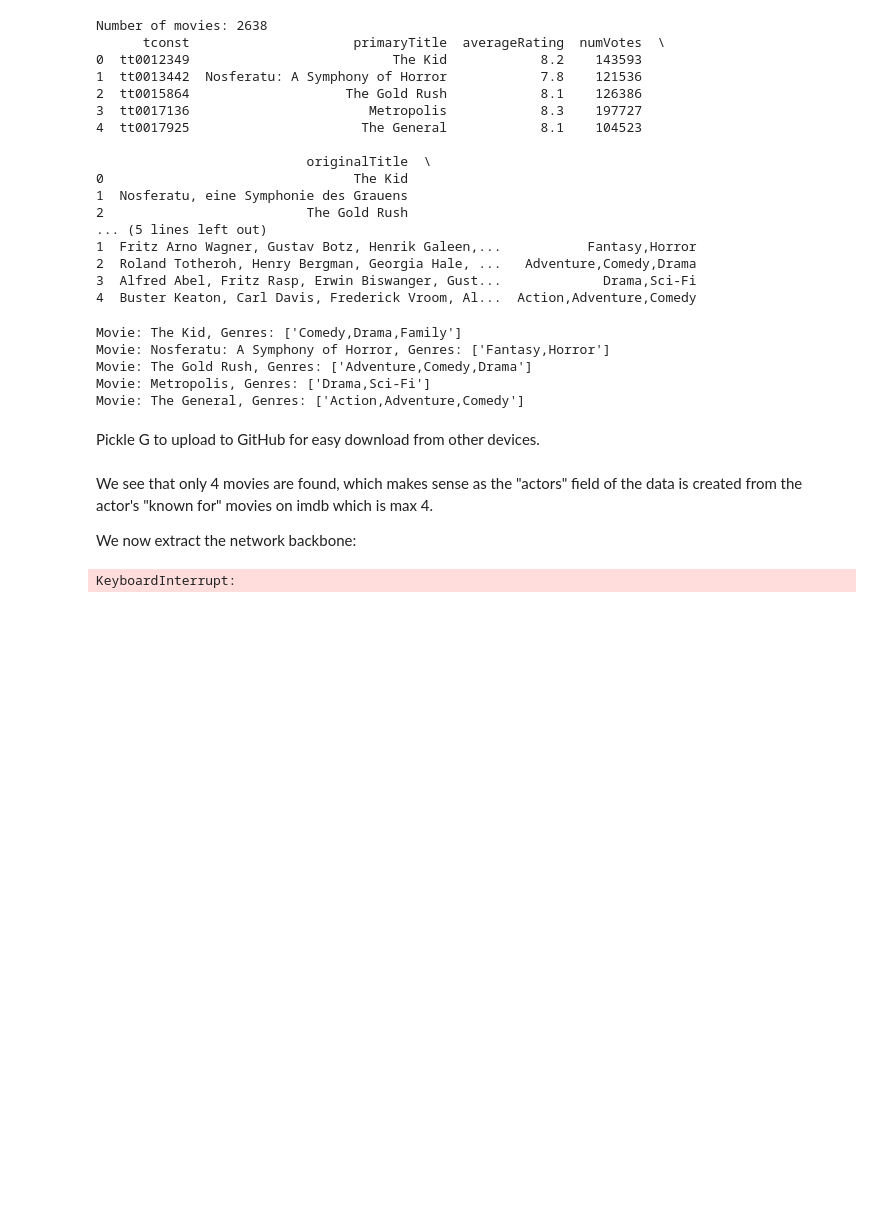
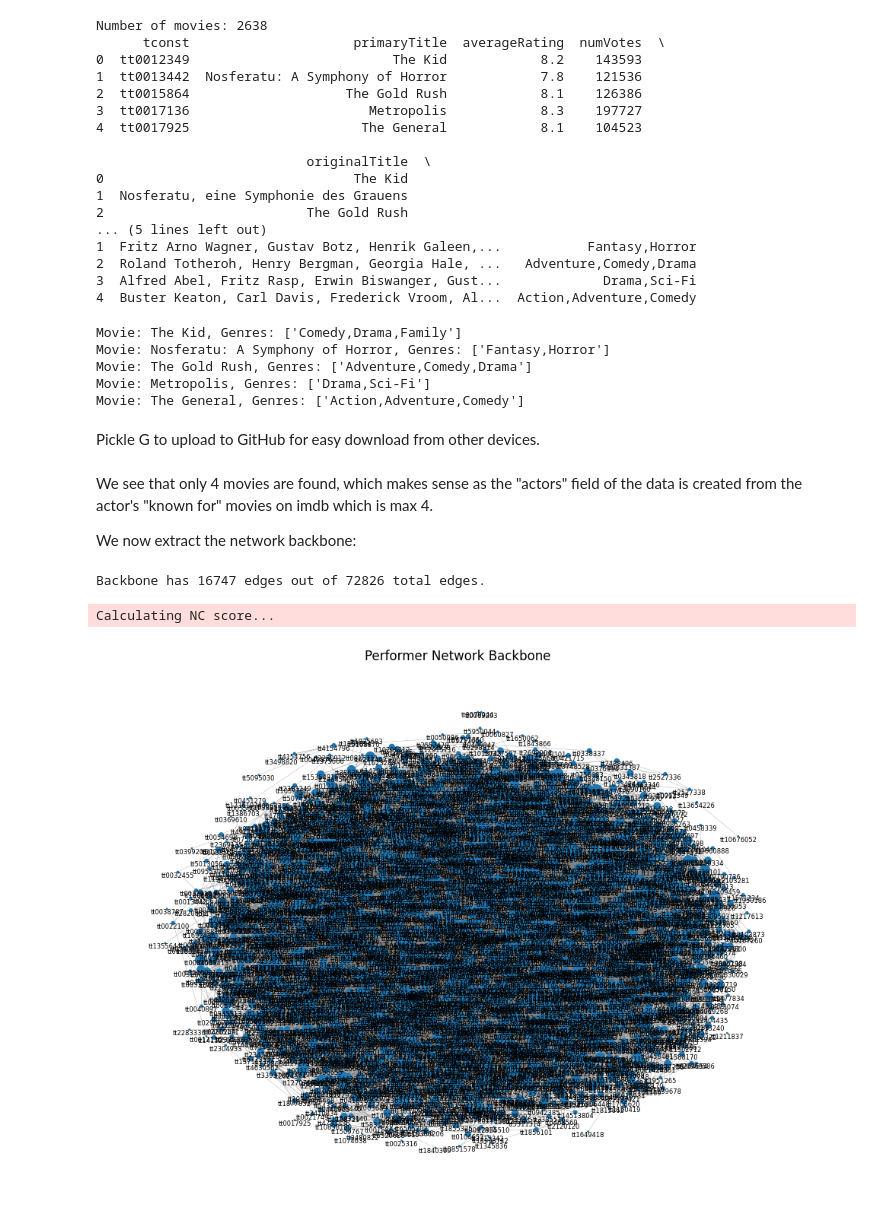
Before and after one commit to SorenLKuhl/imdb_network, a Jupyter notebook: notebook.ipynb, the cells around one changed output. Cells and saved outputs as stored; diff of their text form; code cells hidden in the pictures; blank space fills up the shorter version.

```diff
--- a/notebook.ipynb
+++ b/notebook.ipynb
@@ -165,5 +165,41 @@ We see that only 4 movies are found, which makes sense as the "actors" field of
 We now extract the network backbone:
 # %%
 # We use the weight attribute (number of shared actors) to extract the backbone of the network
+# Convert graph to pd dataframe
+edge_data = nx.to_pandas_edgelist(G, source='src', target='trg')
+# Store in file
+edge_data.to_csv("edge_data.csv", sep='\t')
+# load from file
+table, num_nodes, num_edges = backboning.read("edge_data.csv","weight")
+# noise correction
+nc_table = backboning.noise_corrected(table)
+# extract backbone
+bb_table = backboning.thresholding(nc_table, 98.0)
+print(f"Backbone has {bb_table.shape[0]} edges out of {table.shape[0]} total edges.")
 # %% [output]
-KeyboardInterrupt:
+Backbone has 16747 edges out of 72826 total edges.
+Calculating NC score...
+# %%
+# Create backbone graph
+bb_graph = nx.from_pandas_edgelist(bb_table, source='src', target='trg', edge_attr='nij')
+
+# Ensure nice layout
+pos = nx.forceatlas2_layout(bb_graph, max_iter=100, jitter_tolerance=0.5, scaling_ratio=1.0, gravity=1.0, strong_gravity=True, seed=seed)
+
+# Use degree for node sizes
+node_sizes = [bb_graph.degree[n]**1.5 for n in bb_graph.nodes()]
+
+plt.figure(figsize=(12, 9))
+# Firstly, draw the node interactivily
+nodes = nx.draw_networkx_nodes(bb_graph, pos,node_size=node_sizes)
+# Secondly, draw the edges
+nx.draw_networkx_edges(bb_graph, pos, edge_color="gray", width=0.2)
+# Thirdly, add labels to larger nodes
+# labels = {n: n for n in bb_graph.nodes() if bb_graph.degree[n] > 8}
+nx.draw_networkx_labels(bb_graph, pos, font_size=6, verticalalignment='top')
+
+plt.title("Performer Network Backbone")
+plt.axis("off")
+plt.show()
+# %% [output]
+[figure, added]
```
Also changed, not shown: parts of 1 cell of this notebook, 2 other files.
